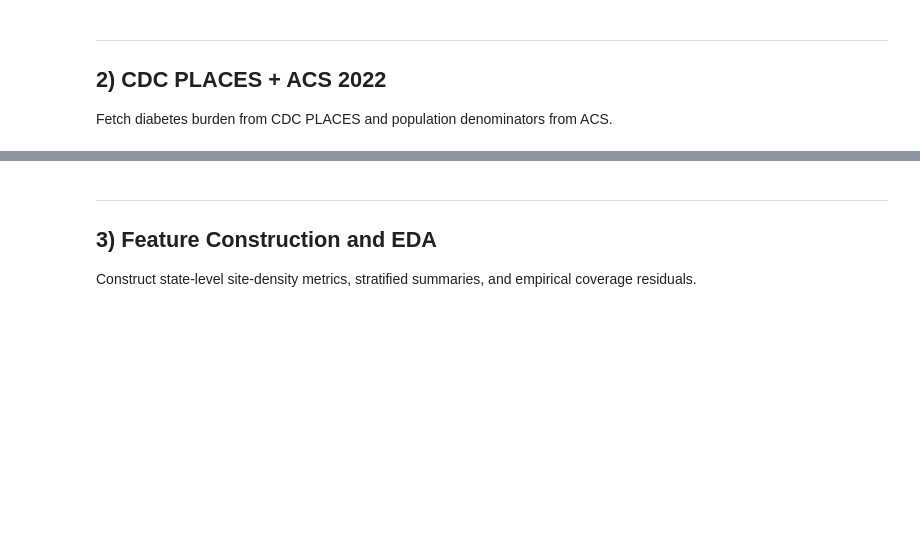
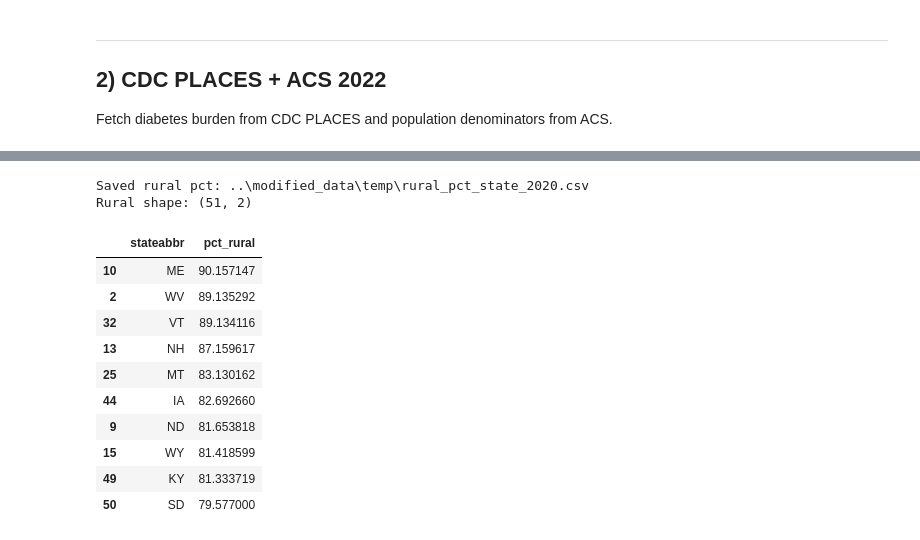
Before and after one commit to shifosss/JSC370-Midterm-Proj, a Jupyter notebook: option-c-trial-access/discover/data_acquiring/api_call_data_grabbing.ipynb, the cells around one changed output, grey strips where cells are left out. Saved outputs shown, nothing was run; the diff lists cells and outputs as text; code cells hidden in the pictures; blank space fills up the shorter version.

```diff
--- a/option-c-trial-access/discover/data_acquiring/api_call_data_grabbing.ipynb
+++ b/option-c-trial-access/discover/data_acquiring/api_call_data_grabbing.ipynb
@@ -456,6 +623,41 @@ Saved ACS features: ..\modified_data\acs_state_2022_features.csv
-# %% [markdown]
----
-## 3) Feature Construction and EDA
-
-Construct state-level site-density metrics, stratified summaries, and empirical coverage residuals.
+# %%
+# Census 2020 Decennial P2 table: rural population share by state.
+dec_url = "https://api.census.gov/data/2020/dec/pl"
+dec_params = {"get": "P2_005N,P2_001N", "for": "state:*"}
+if CENSUS_KEY:
+    dec_params["key"] = CENSUS_KEY
+
+dec_payload = request_json(dec_url, params=dec_params, timeout=60)
+save_json(RAW / "decennial_2020_rural.json", dec_payload)
+
+if not dec_payload or len(dec_payload) < 2:
+    raise ValueError("Census Decennial P2 API returned empty payload.")
+
+df_dec = pd.DataFrame(dec_payload[1:], columns=dec_payload[0])
+df_dec["P2_005N"] = pd.to_numeric(df_dec["P2_005N"], errors="coerce")  # rural pop
+df_dec["P2_001N"] = pd.to_numeric(df_dec["P2_001N"], errors="coerce")  # total pop
+df_dec["stateabbr"] = df_dec["state"].map(FIPS_TO_ABBR)
+df_dec["pct_rural"] = safe_percent(df_dec["P2_005N"], df_dec["P2_001N"])
+
+df_rural = df_dec[["stateabbr", "pct_rural"]].copy()
+df_rural = df_rural[df_rural["stateabbr"].isin(US_STATE_ABBR)].copy()
+df_rural.to_csv(TEMP / "rural_pct_state_2020.csv", index=False)
+
+print("Saved rural pct:", TEMP / "rural_pct_state_2020.csv")
+print("Rural shape:", df_rural.shape)
+df_rural.sort_values("pct_rural", ascending=False).head(10)
+# %% [output]
+Saved rural pct: ..\modified_data\temp\rural_pct_state_2020.csv
+Rural shape: (51, 2)
+|  | stateabbr | pct_rural |
+| 10 | ME | 90.157147 |
+| 2 | WV | 89.135292 |
+| 32 | VT | 89.134116 |
+| 13 | NH | 87.159617 |
+| 25 | MT | 83.130162 |
+| 44 | IA | 82.692660 |
+| 9 | ND | 81.653818 |
+| 15 | WY | 81.418599 |
+| 49 | KY | 81.333719 |
+| 50 | SD | 79.577000 |
 # %%
```
Also changed, not shown: parts of 39 cells of this notebook, 20 other files.
